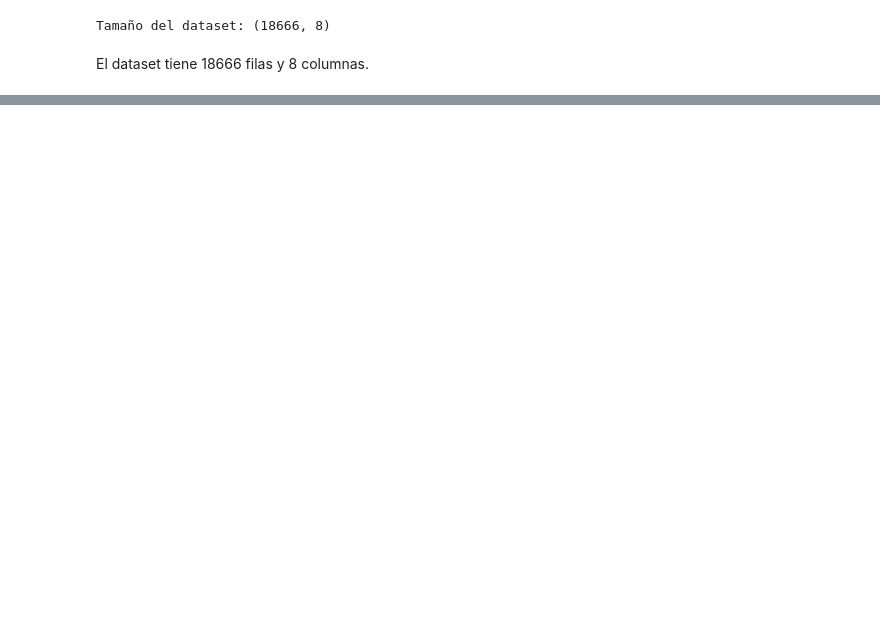
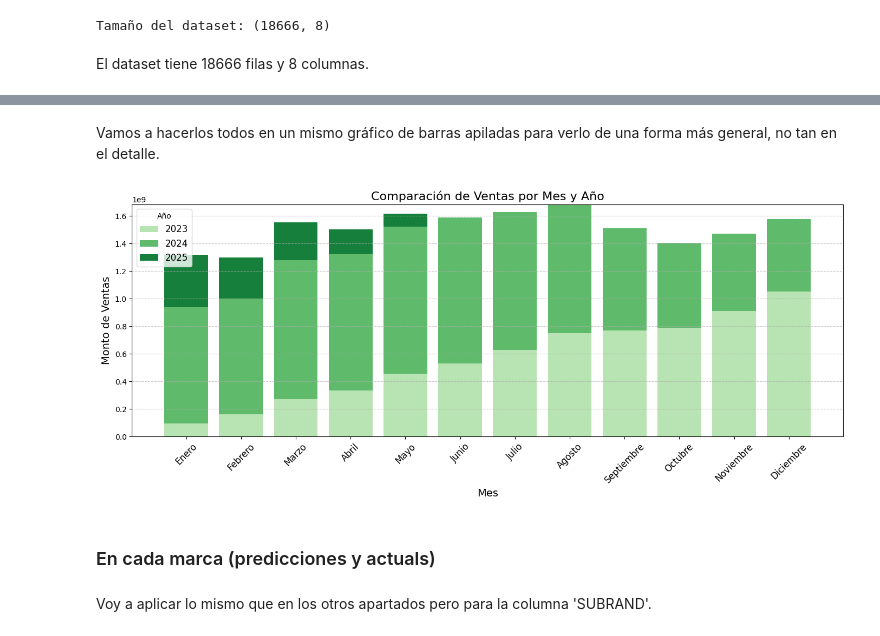
Before and after one commit to claudiaesnarrizaga/UFV-visualizacion, a Jupyter notebook: EJERCICIOS CLASE/CLASE2_EJERCICIO_VENTAS.ipynb, the cells around one changed output, grey strips where cells are left out. Drawn from its saved outputs; the diff is of its cells as text; code cells hidden in the pictures; blank space fills up the shorter version.

```diff
--- a/EJERCICIOS CLASE/CLASE2_EJERCICIO_VENTAS.ipynb
+++ b/EJERCICIOS CLASE/CLASE2_EJERCICIO_VENTAS.ipynb
@@ -130,0 +315,2 @@ array(['AI_P02F', 'AI_P10F', 'AI_P09F', 'AI_P03F', 'AI_PF', 'AI_P11F',
+# %%
+ventas['MONTH_NAME'] = ventas['MONTH'].map(meses)
@@ -130,0 +319,6 @@ array(['AI_P02F', 'AI_P10F', 'AI_P09F', 'AI_P03F', 'AI_PF', 'AI_P11F',
+# %%
+# Filtramos las ventas por año
+ventas['YEAR'] = ventas['YEAR'].astype(int)  # Me aseguro de que la columna YEAR sea tipo entero
+ventas_2023 = ventas[ventas['YEAR'] == 2023]
+ventas_2024 = ventas[ventas['YEAR'] == 2024]
+ventas_2025 = ventas[ventas['YEAR'] == 2025]
@@ -130,0 +435,42 @@ array(['AI_P02F', 'AI_P10F', 'AI_P09F', 'AI_P03F', 'AI_PF', 'AI_P11F',
+# %% [markdown]
+Vamos a hacerlos todos en un mismo gráfico de barras apiladas para verlo de una forma más general, no tan en el detalle.
+# %%
+# Agrupamos los datos por año y mes, calculando la suma de ventas
+ventas_por_mes_ano = ventas.groupby(['YEAR', 'MONTH_NAME'])['AMOUNT'].sum().reset_index()
+
+# Convertimos la columna 'MONTH_NAME' a tipo categórico con orden específico
+meses_ordenados = ['Enero', 'Febrero', 'Marzo', 'Abril', 'Mayo', 'Junio', 'Julio',
+                   'Agosto', 'Septiembre', 'Octubre', 'Noviembre', 'Diciembre']
+ventas_por_mes_ano['MONTH_NAME'] = pd.Categorical(ventas_por_mes_ano['MONTH_NAME'], categories=meses_ordenados, ordered=True)
+
+# Definimos una gama de colores
+colores_verdes = plt.cm.Greens(np.linspace(0.3, 0.8, len(ventas_por_mes_ano['YEAR'].unique())))
+
+# Creamos un DataFrame pivotado para que cada columna represente un año
+ventas_pivot = ventas_por_mes_ano.pivot(index='MONTH_NAME', columns='YEAR', values='AMOUNT').fillna(0)
+ventas_pivot = ventas_pivot.reindex(meses_ordenados)  # Aseguramos el orden de los meses
+
+# Creamos el gráfico de barras apiladas
+plt.figure(figsize=(14, 6))
+bottom_values = np.zeros(len(ventas_pivot))  # Para controlar el apilado de las barras
+
+# Graficamos las barras apiladas usando la misma gama de colores
+for i, year in enumerate(ventas_pivot.columns):
+    plt.bar(ventas_pivot.index, ventas_pivot[year], bottom=bottom_values, label=str(year), color=colores_verdes[i])
+    bottom_values += ventas_pivot[year].values  # Actualizamos el fondo para la siguiente capa
+
+# Configuraciones de etiquetas y título
+plt.title('Comparación de Ventas por Mes y Año', fontsize=16)
+plt.xlabel('Mes', fontsize=14)
+plt.ylabel('Monto de Ventas', fontsize=14)
+plt.xticks(rotation=45, fontsize=12)
+plt.legend(title='Año', fontsize=12)
+plt.grid(axis='y', linestyle='--', alpha=0.7)
+plt.tight_layout()
+plt.show()
+# %% [output]
+[figure, added]
+# %% [markdown]
+### En cada marca (predicciones y actuals)
+# %% [markdown]
+Voy a aplicar lo mismo que en los otros apartados pero para la columna 'SUBRAND'.
```
Also changed, not shown: parts of 137 cells of this notebook.
